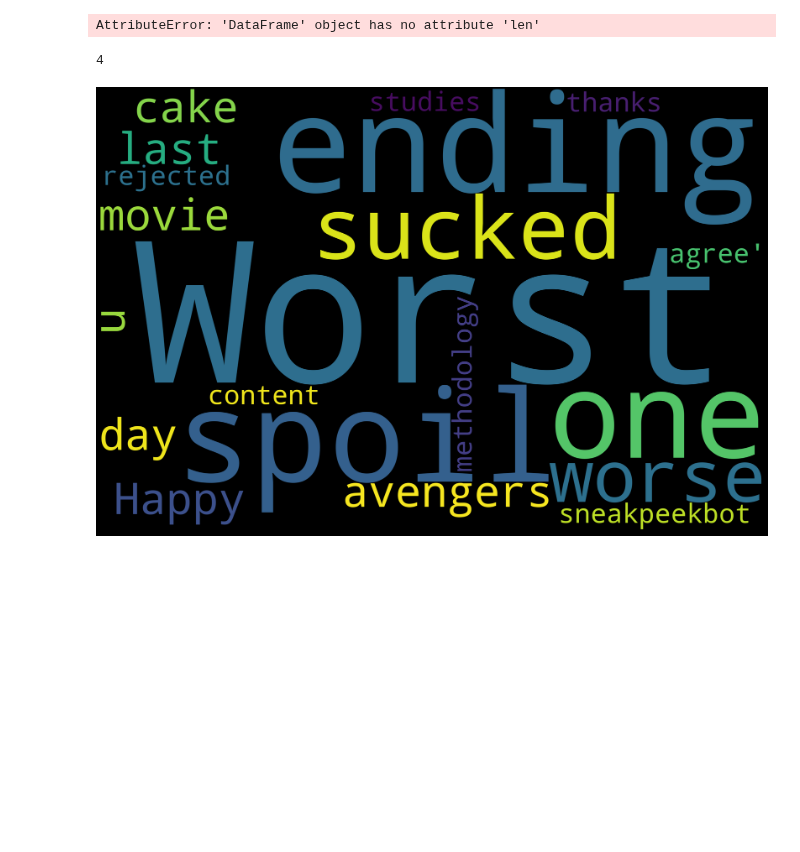
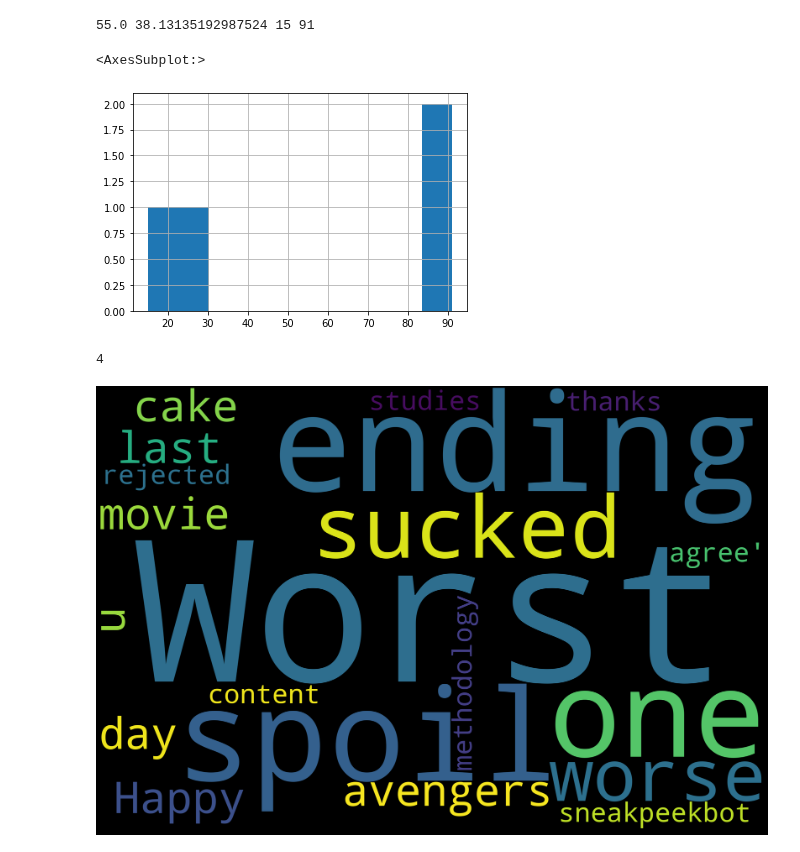
Before and after one commit to Kelompok-Achiera/Multi-Label-Emotion-Classification, a Jupyter notebook: sourcecode-1.ipynb, the cells around one changed output. Cells and saved outputs as stored; diff of their text form; code cells hidden in the pictures; blank space fills up the shorter version.

```diff
--- a/sourcecode-1.ipynb
+++ b/sourcecode-1.ipynb
@@ -22,0 +6,6 @@ train.head()
+# %%
+# Dataset training
+train = pd.read_csv('dataset\dummy_data raw\goemotions_1.csv')
+train = pd.read_csv('dataset\dummy_data raw\goemotions_2.csv')
+train = pd.read_csv('dataset\dummy_data raw\goemotions_3.csv')
+train.head()
@@ -25,11 +32,13 @@ train.describe()
 # %%
 # Panjang dari komentar
-lens = train.len()
+lens = train.text.str.len()
 print(lens.mean(), lens.std(), lens.min(), lens.max())
 
-lens.hist();
+lens.hist()
 # %% [output]
-AttributeError: 'DataFrame' object has no attribute 'len'
+55.0 38.13135192987524 15 91
+<AxesSubplot:>
+[figure, added]
 # %%
 train.shape[0] #rows
 # %% [output]
```
Also changed, not shown: parts of 4 cells of this notebook.
